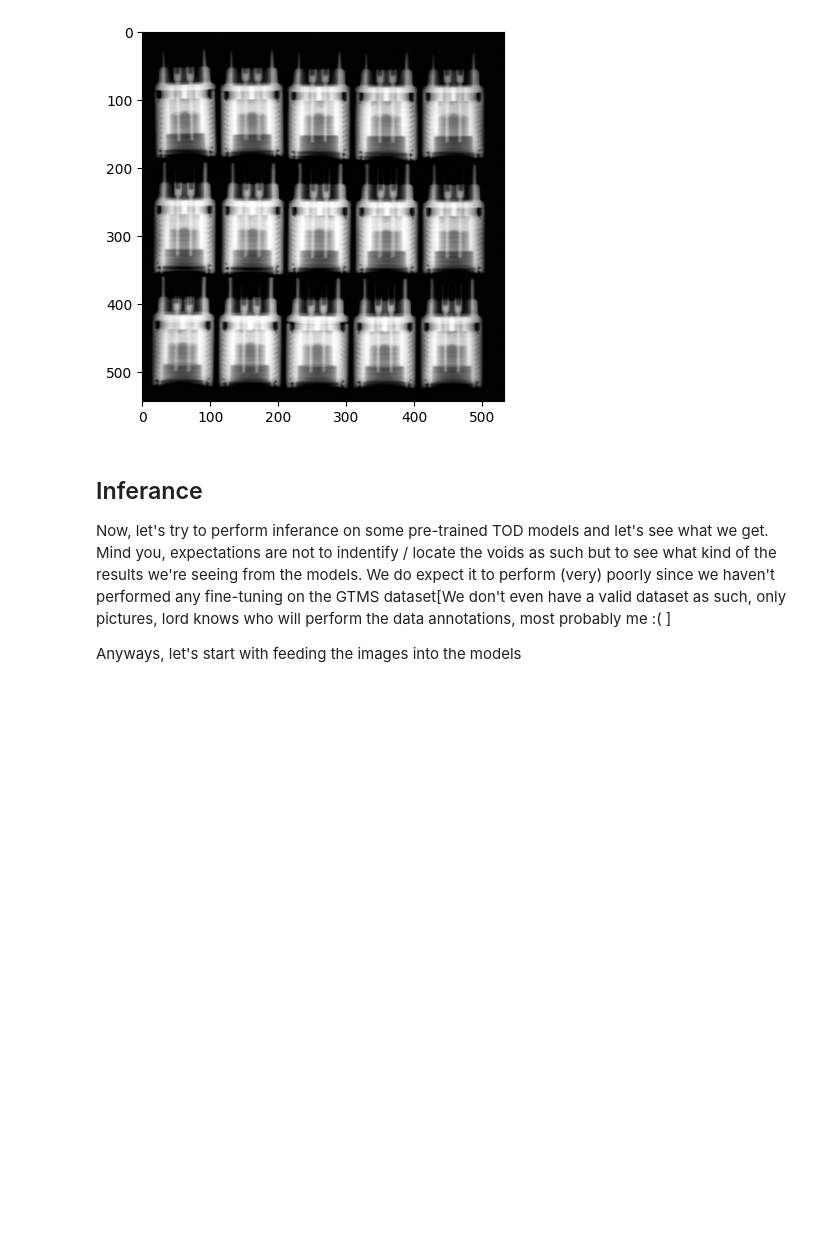
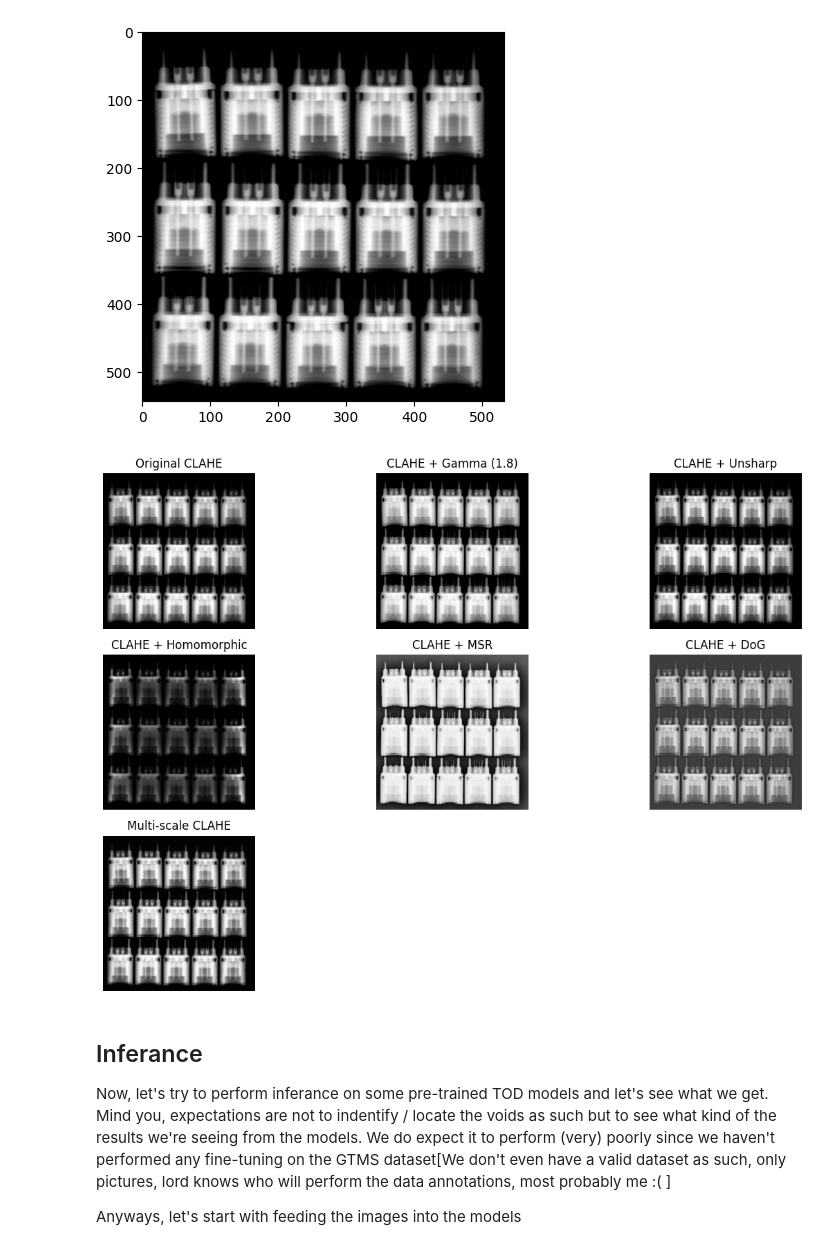
Before and after one commit to Jim-Craig/Tiny_Object_Detection, a Jupyter notebook: ISRO.ipynb, the cells around one changed output. Saved outputs shown, nothing was run; the diff lists cells and outputs as text; code cells hidden in the pictures; blank space fills up the shorter version.

```diff
--- a/ISRO.ipynb
+++ b/ISRO.ipynb
@@ -383,6 +395,13 @@ plt.imshow(img_ms_clahe, cmap='gray')
 save_img('/Users/apple/Desktop/IISC/M.Tech Project/Code/Images/CLAHE_Enhancements/multi_scale_clahe.png', img_ms_clahe)
 # %% [output]
 [figure]
+# %%
+#Make a grid of the different CLAHE enhancements
+titles = ['Original CLAHE', 'CLAHE + Gamma (1.8)', 'CLAHE + Unsharp', 'CLAHE + Homomorphic', 'CLAHE + MSR', 'CLAHE + DoG', 'Multi-scale CLAHE']
+images = [img, img_clahe_gamma, img_clahe_unsharp, img_clahe_homomorphic, clahe_msr_gray, img_clahe_dog, img_ms_clahe]
+show_grid(titles, images)
+# %% [output]
+[figure, added]
 # %% [markdown]
 ## Inferance
 Now, let's try to perform inferance on some pre-trained TOD models and let's see what we get. Mind you, expectations are not to indentify / locate the voids as such but to see what kind of the results we're seeing from the models. We do expect it to perform (very) poorly since we haven't performed any fine-tuning on the GTMS dataset[We don't even have a valid dataset as such, only pictures, lord knows who will perform the data annotations, most probably me :( ]
```
Also changed, not shown: parts of 31 cells of this notebook.
